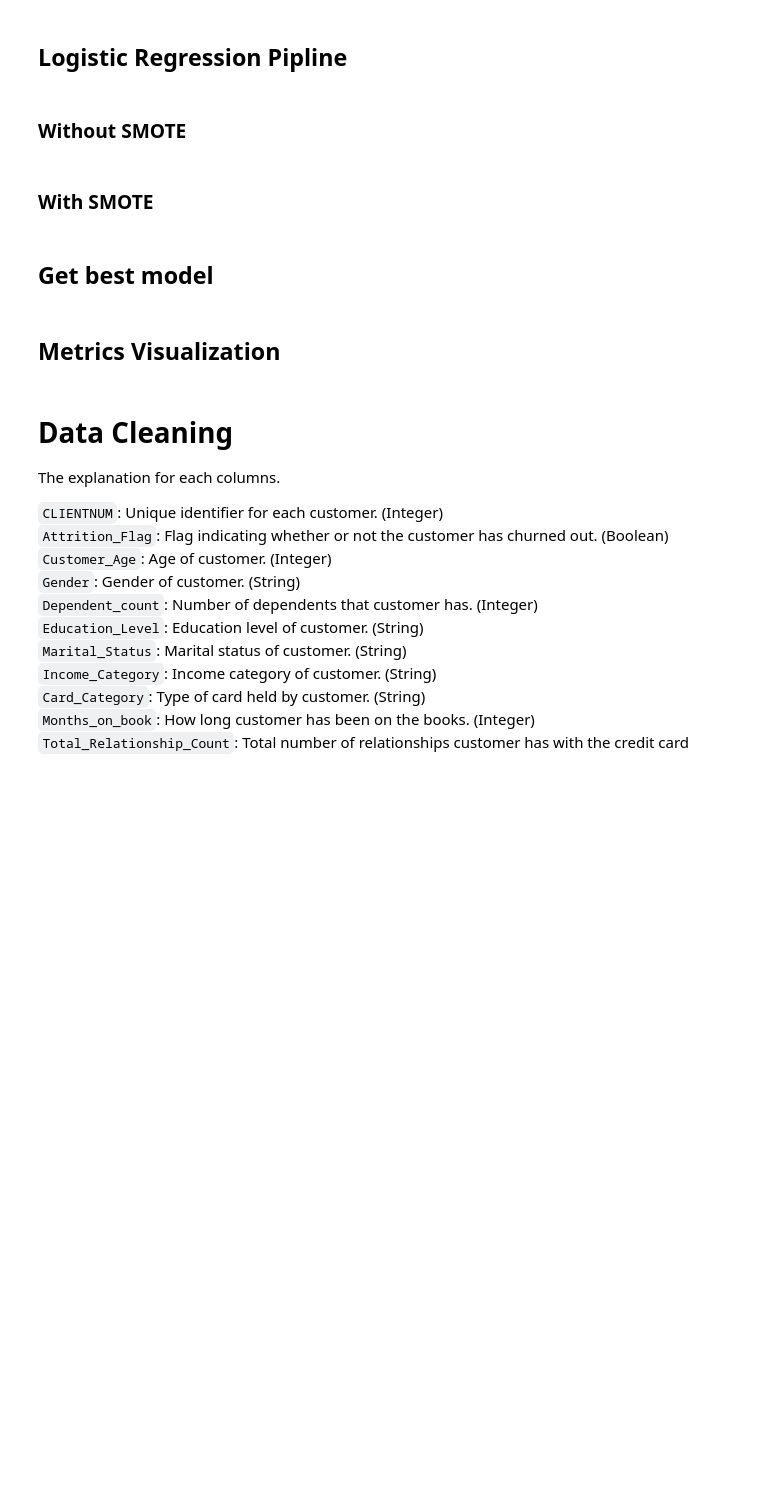
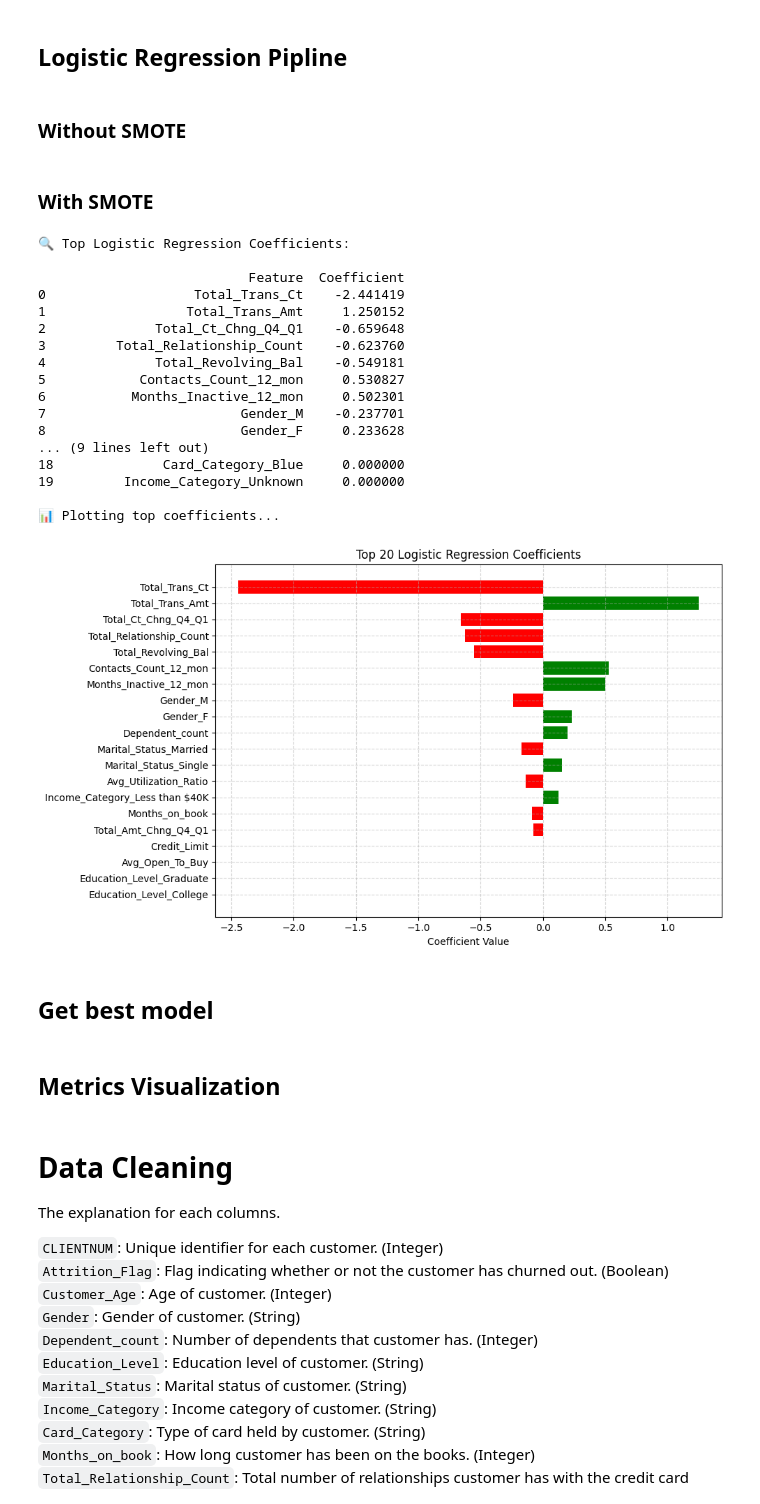
Before and after one commit to DigimonFrankie/Projects, a Jupyter notebook: Predicting Credit Card Customer Churn: A Data-Driven Approach to Retention Strategy/Logistic Regression.ipynb, the cells around one changed output. Saved outputs shown, nothing was run; the diff lists cells and outputs as text; code cells hidden in the pictures; blank space fills up the shorter version.

```diff
--- a/Predicting Credit Card Customer Churn: A Data-Driven Approach to Retention Strategy/Logistic Regression.ipynb
+++ b/Predicting Credit Card Customer Churn: A Data-Driven Approach to Retention Strategy/Logistic Regression.ipynb
@@ -532,6 +532,27 @@ def train_logreg_pipeline_with_smote(
     print(classification_report(y_test, y_pred))
 
     return search, X_test, y_test, y_pred, y_proba, cat_cols, num_cols
+# %%
+plot_feature_importance(coef = coef_smote, all_feature_names = all_feature_names_smote, top_n=20)
+# %% [output]
+🔍 Top Logistic Regression Coefficients:
+
+                           Feature  Coefficient
+0                   Total_Trans_Ct    -2.441419
+1                  Total_Trans_Amt     1.250152
+2              Total_Ct_Chng_Q4_Q1    -0.659648
+3         Total_Relationship_Count    -0.623760
+4              Total_Revolving_Bal    -0.549181
+5            Contacts_Count_12_mon     0.530827
+6           Months_Inactive_12_mon     0.502301
+7                         Gender_M    -0.237701
+8                         Gender_F     0.233628
+... (9 lines left out)
+18              Card_Category_Blue     0.000000
+19         Income_Category_Unknown     0.000000
+
+📊 Plotting top coefficients...
+[figure, added]
 # %% [markdown]
 ## Get best model
 # %%
```
Also changed, not shown: parts of 11 cells of this notebook.
